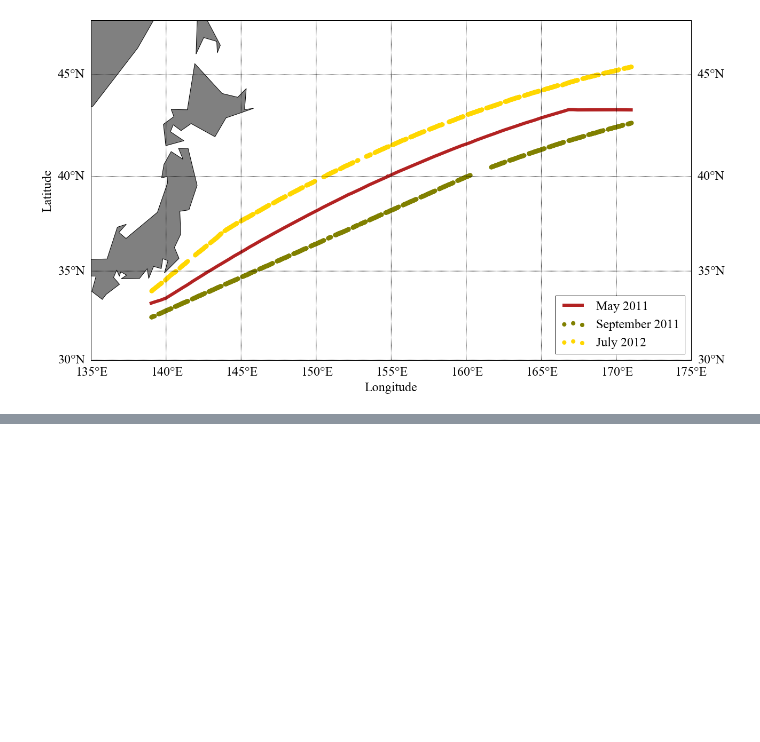
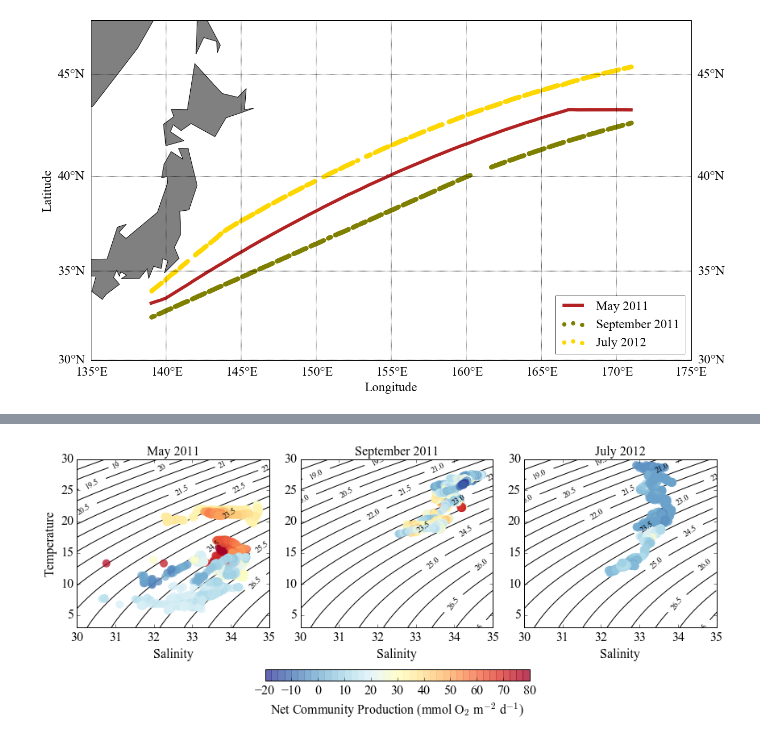
Before and after one commit to sophieclayton/kuroshio_productivity, a Jupyter notebook: NCP_along_track.ipynb, the cells around one changed output, grey strips where cells are left out. Saved outputs shown, nothing was run; the diff lists cells and outputs as text; code cells hidden in the pictures; blank space fills up the shorter version.

```diff
--- a/NCP_along_track.ipynb
+++ b/NCP_along_track.ipynb
@@ -285,0 +298,81 @@ plt.show()
+# %%
+from matplotlib import rcParams
+rcParams.update({'figure.autolayout': True})
+
+
+fig2, (ax1, ax2, ax3) = plt.subplots(1, 3, figsize = (12, 4), dpi = 300)
+
+palette = plt.get_cmap('RdYlBu_r', 40)
+
+class nf(float):
+    def __repr__(self):
+        str = '%.1f' % (self.__float__(),)
+        if str[-1] == '0':
+            return '%.0f' % self.__float__()
+        else:
+            return '%.1f' % self.__float__()
+
+
+CS = ax1.contour(s, t, den-1000, 25, colors= 'k', zorder = 0)
+
+# Recast levels to new class
+CS.levels = [nf(val) for val in CS.levels]
+
+# Label levels with specially formatted floats
+if plt.rcParams["text.usetex"]:
+    fmt = r'%r'
+else:
+    fmt = '%r'
+ax1.clabel(CS, CS.levels, inline=True, fmt=fmt, fontsize=10)
+
+ax1.scatter(Tok1['S'],Tok1['T'], s = 100, lw = 0, c = Tok1['Air-sea flux'], alpha = 0.75, vmin=-20, vmax = 80, cmap = palette, zorder =1)
+
+ax1.set_xlim([30, 35])
+ax1.set_ylim([3, 30])
+
+ax1.set_xlabel('Salinity', fontsize=16)
+ax1.set_ylabel('Temperature', fontsize=16)
+ax1.tick_params(labelsize=16)
+
+
+ax1.set_title('May 2011', fontsize=16)
+
+######################################################################################################################################
+
+CS = ax2.contour(s, t, den-1000, 25, colors= 'k', zorder = 0)
+ax2.clabel(CS, CS.levels, inline=True, fmt=fmt, fontsize=10)
+cncp = ax2.scatter(Tok3['S'],Tok3['T'], s = 100, lw = 0, c = Tok3['Air-sea flux'], alpha = 0.75, vmin=-20, vmax = 80, cmap = palette, zorder =1)
+
+ax2.set_xlim([30, 35])
+ax2.set_ylim([3, 30])
+
+ax2.set_xlabel('Salinity', fontsize=16)
+ax2.tick_params(labelsize=16)
+
+ax2.set_title('September 2011', fontsize=16)
+
+######################################################################################################################################
+
+CS = ax3.contour(s, t, den-1000, 25, colors= 'k', zorder = 0)
+ax3.clabel(CS, CS.levels, inline=True, fmt=fmt, fontsize=10)
+ax3.scatter(Tian['S'],Tian['T'], s = 100, lw = 0, c = Tian['Air-sea flux'], alpha = 0.75, vmin=-20, vmax = 80, cmap = palette, zorder =1)
+
+ax3.set_xlim([30, 35])
+ax3.set_ylim([3, 30])
+
+ax3.set_xlabel('Salinity', fontsize=16)
+ax3.tick_params(labelsize=16)
+
+ax3.set_title('July 2012', fontsize=16)
+
+cbar_ax1 = fig2.add_axes([0.33, -0.05, 0.38, 0.05])
+mncp = fig2.colorbar(cncp, cax=cbar_ax1, orientation="horizontal")
+
+mncp.set_label('Net Community Production (mmol O$_2$ m$^{-2}$ d$^{-1}$)', fontsize=16, )
+mncp.ax.tick_params(labelsize=16)
+
+plt.show()
+
+fig2.savefig('../figures/NCP_TS_MJS.png', dpi = 300, bbox_inches = "tight")
+# %% [output]
+[figure, added]
```
Also changed, not shown: parts of 5 cells of this notebook, 1 other file.
